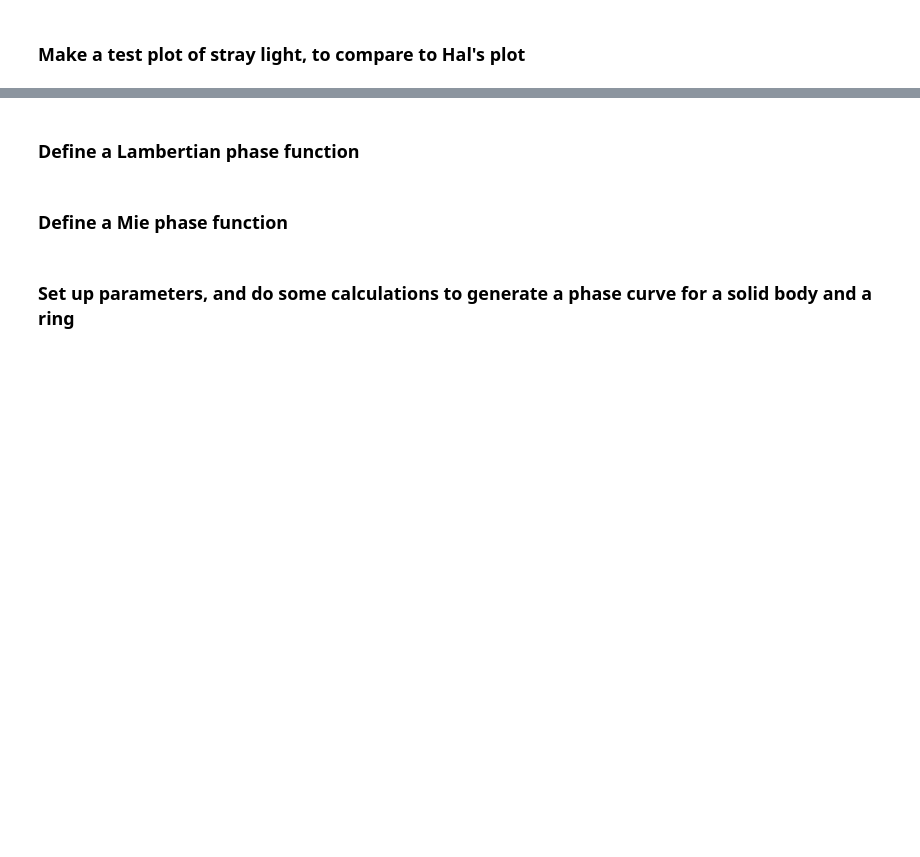
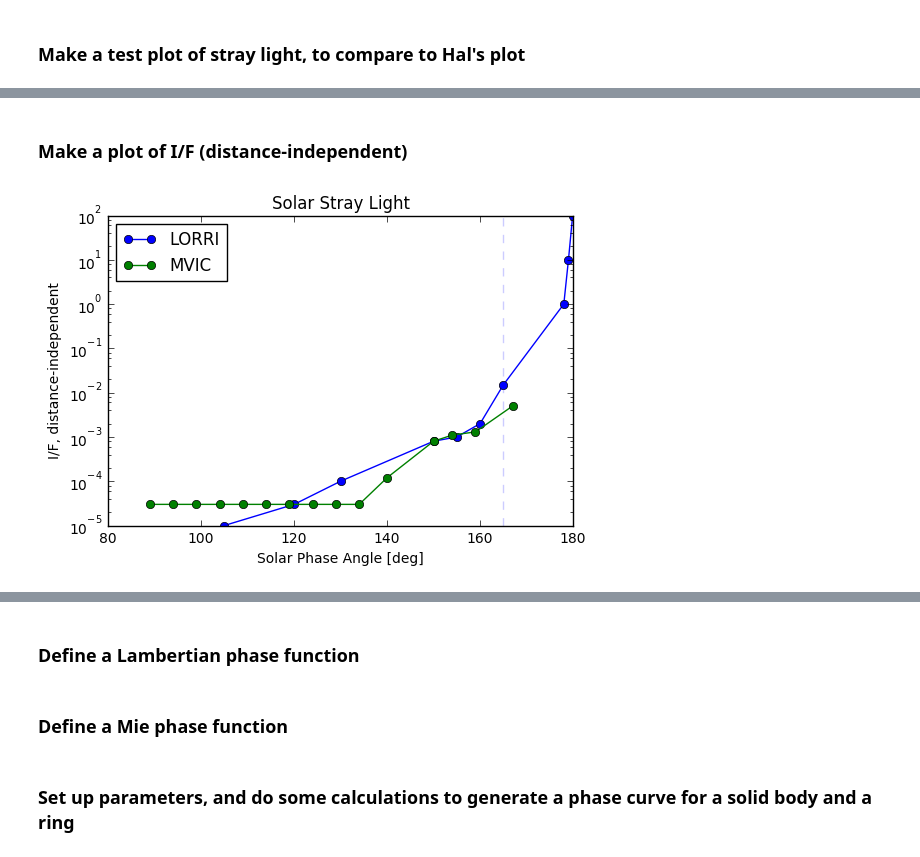
Before and after one commit to henrythroop/NH_Jring, a Jupyter notebook: KEM KBO Planning.ipynb, the cells around one changed output, grey strips where cells are left out. Cells and saved outputs as stored; diff of their text form; code cells hidden in the pictures; blank space fills up the shorter version.

```diff
--- a/KEM KBO Planning.ipynb
+++ b/KEM KBO Planning.ipynb
@@ -130,0 +247,15 @@ plt.show()
+# %% [markdown]
+### Make a plot of I/F (distance-independent)
+# %%
+plt.plot(phi_stray_lorri*r2d, IoF_stray_lorri, marker = 'o', label = 'LORRI')
+plt.plot(phi_stray_mvic*r2d, IoF_stray_mvic,   marker = 'o', label = 'MVIC')
+plt.yscale('log')
+plt.xlabel('Solar Phase Angle [deg]')
+plt.ylabel('I/F, distance-independent')
+plt.title('Solar Stray Light')
+plt.legend(loc = 'upper left')
+# plt.axhline(1,linestyle='--', alpha=0.2)    # 1 DN/sec
+plt.axvline(165,linestyle='--', alpha=0.2)  # Outbound asymptote
+plt.show()
+# %% [output]
+[figure, added]
```
Also changed, not shown: parts of 24 cells of this notebook.
